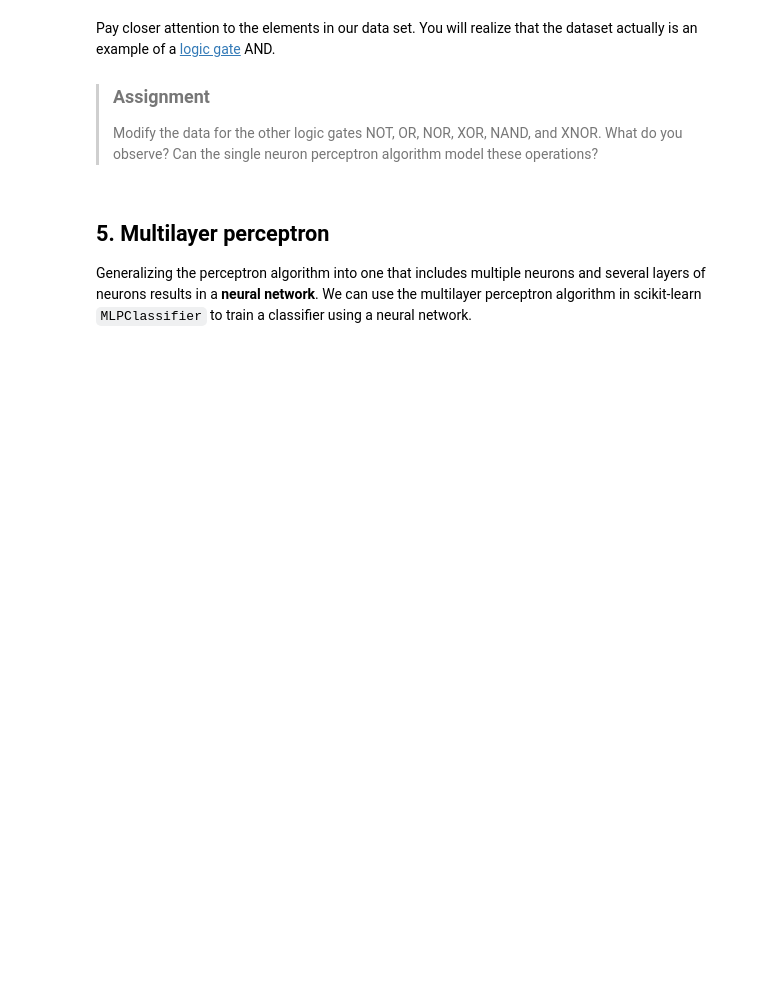
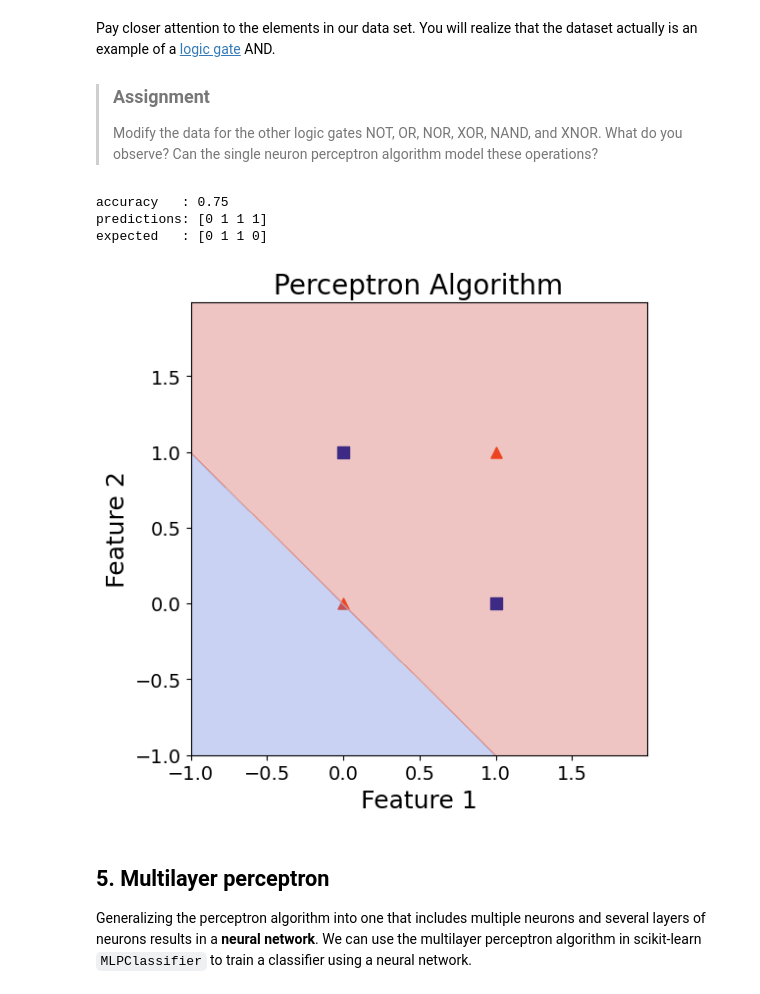
Before and after one commit to rhennig/EMA4935, a Jupyter notebook: Notebooks/14_Perceptrons.ipynb, the cells around one changed output. Drawn from its saved outputs; the diff is of its cells as text; code cells hidden in the pictures; blank space fills up the shorter version.

```diff
--- a/Notebooks/14_Perceptrons.ipynb
+++ b/Notebooks/14_Perceptrons.ipynb
@@ -255,6 +255,50 @@ Pay closer attention to the elements in our data set. You will realize that the
 > ### Assignment
 >
 > Modify the data for the other logic gates NOT, OR, NOR, XOR, NAND, and XNOR. What do you observe? Can the single neuron perceptron algorithm model these operations?
+# %%
+X = np.array([[0, 0], [0, 1], [1, 0], [1, 1]])
+y = np.array([0, 1, 1, 0]) # XOR gate
+
+# The XOR gate is not linearly separable, so the perceptron will struggle to learn it.
+# Most of the solutions are going to be trivial [ 0 0 0 0] or [ 1 1 1 1].
+# If you vary the number of iterations and the random seed, you might get a non-trivial solution that correctly classifies some of the points, but it won't be consistent or reliable.
+
+classifier = Perceptron(random_state=5, max_iter=5, tol=None)
+
+classifier.fit(X,y)
+
+print(f'accuracy   : {classifier.score(X, y)}\n'
+      f'predictions: {classifier.predict(X)}\n'
+      f'expected   : {y}')
+
+# Plot the decision boundary
+fig = plt.figure( figsize=(6,6) )
+
+plt.title('Perceptron Algorithm', fontsize=20)
+
+plt.scatter(X[:,0][y == 0], X[:,1][y == 0], c=orange, marker='^', s=64)
+plt.scatter(X[:,0][y == 1], X[:,1][y == 1], c=blue,   marker='s', s=64)
+
+x1_min, x1_max = X[:, 0].min() - 1, X[:, 0].max() + 1
+x2_min, x2_max = X[:, 1].min() - 1, X[:, 1].max() + 1
+
+xx1, xx2 = np.meshgrid(np.arange(x1_min, x1_max, 0.01),
+                       np.arange(x2_min, x2_max, 0.01))
+
+Z = classifier.predict(np.array([xx1.ravel(), xx2.ravel()]).T)
+Z = Z.reshape(xx1.shape)
+
+plt.contourf(xx1, xx2, Z, alpha=0.3, cmap=plt.cm.coolwarm)
+
+plt.xlabel('Feature 1', fontsize=18)
+plt.ylabel('Feature 2', fontsize=18)
+
+plt.show()
+# %% [output]
+accuracy   : 0.75
+predictions: [0 1 1 1]
+expected   : [0 1 1 0]
+[figure, added]
 # %% [markdown]
 ## 5. Multilayer perceptron
 
```
